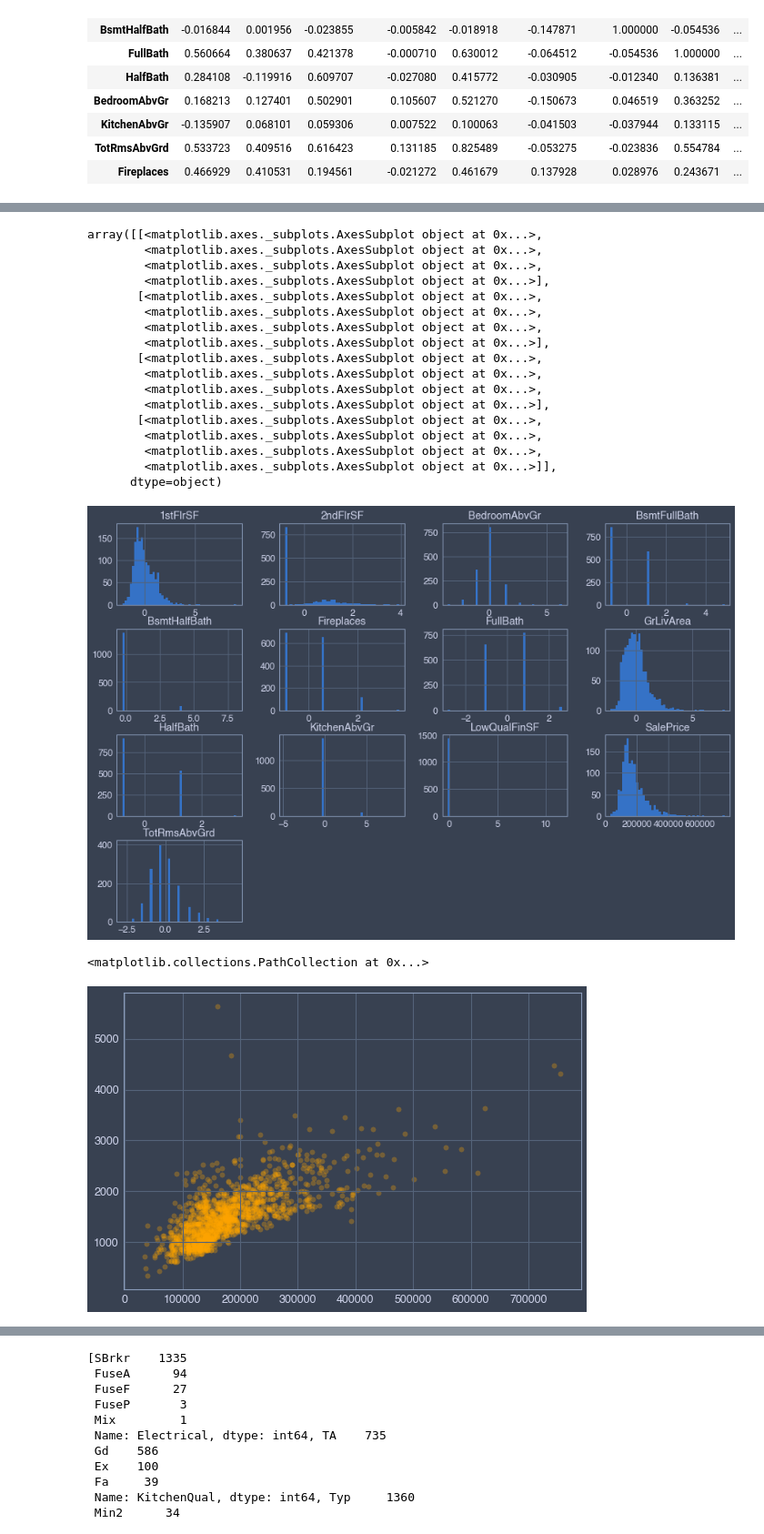
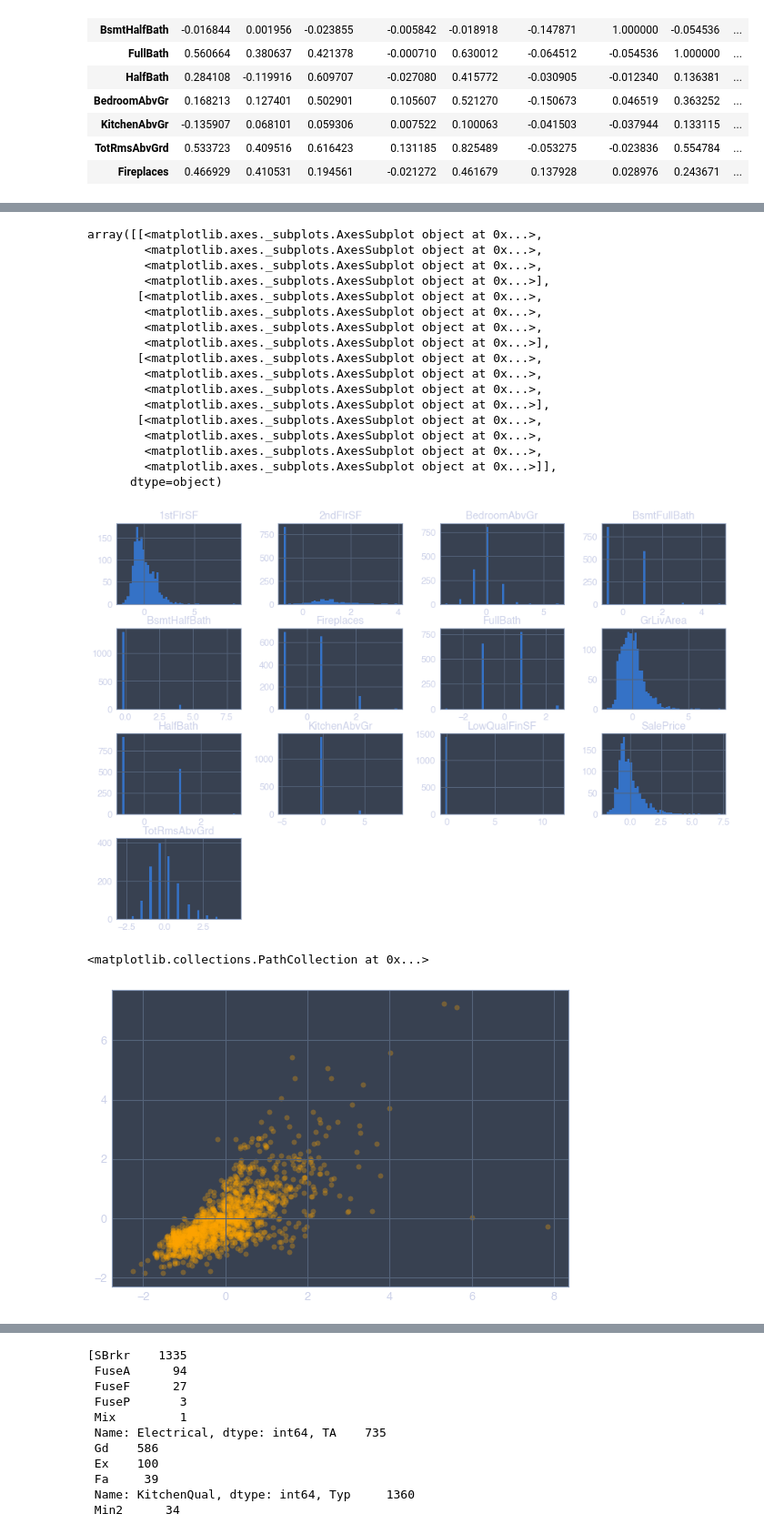
Before and after one commit to wonchankim97/House-Price-Prediction, a Jupyter notebook: preprocessing_KISOO.ipynb, the cells around one changed output, grey strips where cells are left out. Shown at 91% size. Drawn from its saved outputs; the diff is of its cells as text; code cells hidden in the pictures.

```diff
--- a/preprocessing_KISOO.ipynb
+++ b/preprocessing_KISOO.ipynb
@@ -153,12 +235,16 @@ array([[<matplotlib.axes._subplots.AxesSubplot object at 0x...>,
 # %%
-# normalization
+# standarization
 scaler = StandardScaler()
-scaler.fit(df_3_n.iloc[:,1:])
-df_3_n_scaled = scaler.transform(df_3_n.iloc[:,1:])
+scaler.fit(df_3_n)
+df_3_n_scaled = scaler.transform(df_3_n)
+##### except salesprice
+#scaler.fit(df_3_n.iloc[:,1:])
+#df_3_n_scaled = scaler.transform(df_3_n.iloc[:,1:])
+#df_3_n_scaled = pd.DataFrame(df_3_n_scaled)
+#df_3_n_scaled['Id'] = range(1,1461)
+#df_3_n_scaled.set_index('Id', inplace=True)
+#df_3_n_scaled = pd.concat([df_3_n.iloc[:,0:1], df_3_n_scaled], axis=1)
 df_3_n_scaled = pd.DataFrame(df_3_n_scaled)
-df_3_n_scaled['Id'] = range(1,1461)
-df_3_n_scaled.set_index('Id', inplace=True)
-df_3_n_scaled = pd.concat([df_3_n.iloc[:,0:1], df_3_n_scaled], axis=1)
 df_3_n_scaled.columns = df_3_n.columns
 df_3_n_scaled
 
@@ -201,13 +287,13 @@ array([[<matplotlib.axes._subplots.AxesSubplot object at 0x...>,
         <matplotlib.axes._subplots.AxesSubplot object at 0x...>,
         <matplotlib.axes._subplots.AxesSubplot object at 0x...>]],
       dtype=object)
-[figure, old version]
+[figure, new version]
 # %%
 plt.figure(figsize=(9, 6))
-#plt.scatter(df_3_n['SalePrice'], df_3_n_scaled[:,4], alpha='0.3', color='orange', cmap='viridis')
-plt.scatter(df_3_n['SalePrice'], df_3_n['GrLivArea'], alpha='0.3', color='orange', cmap='viridis')
+plt.scatter(df_3_n_scaled['GrLivArea'],df_3_n_scaled['SalePrice'], alpha='0.3', color='orange', cmap='viridis')
+#plt.scatter(df_3_n['GrLivArea'],df_3_n['SalePrice'], alpha='0.3', color='orange', cmap='viridis')
 # %% [output]
 <matplotlib.collections.PathCollection at 0x...>
-[figure, old version]
+[figure, new version]
 # %%
 plt.figure(figsize=(9, 6))
```
Also changed, not shown: parts of 23 cells of this notebook.
